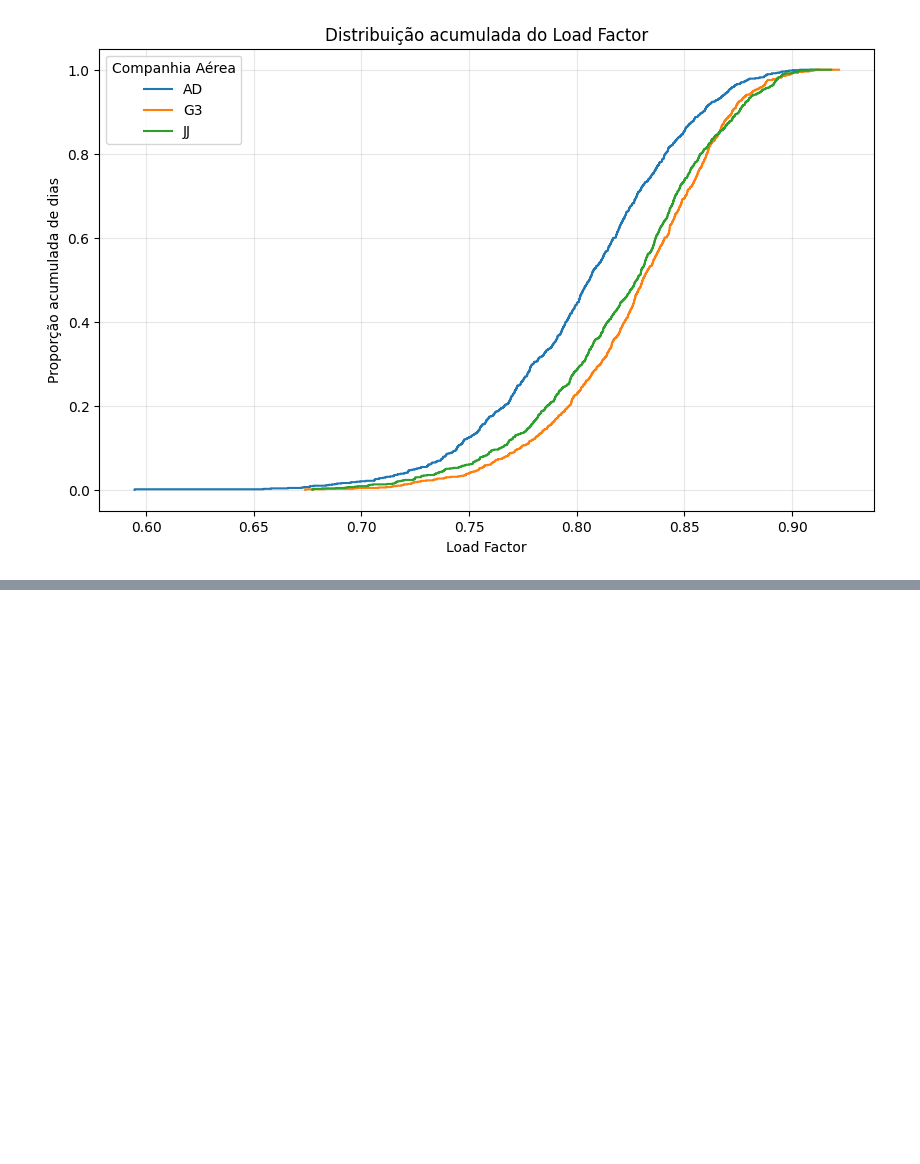
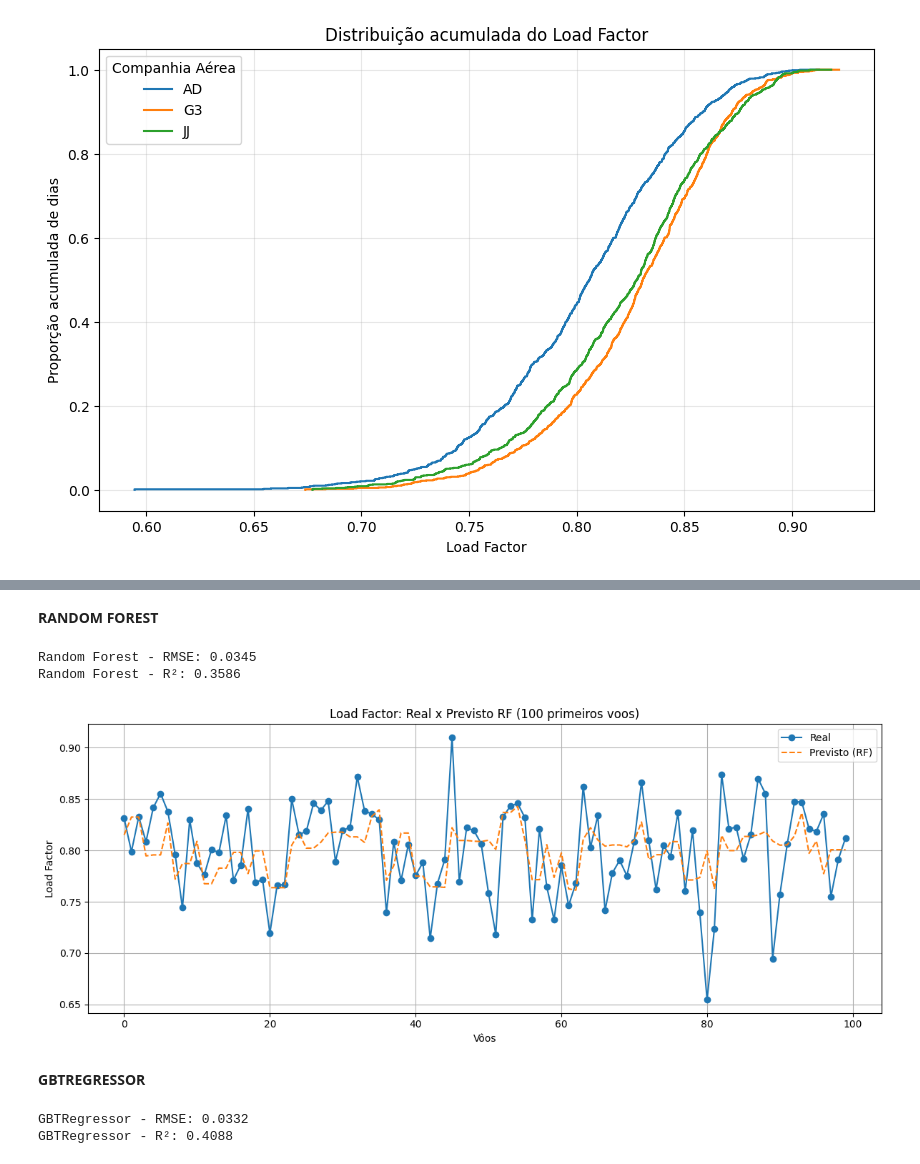
Before and after one commit to Ligia-lab/load_factor_anac, a Jupyter notebook: projeto_machine_learning_load_factor.ipynb, the cells around one changed output, grey strips where cells are left out. Drawn from its saved outputs; the diff is of its cells as text; code cells hidden in the pictures; blank space fills up the shorter version.

```diff
--- a/projeto_machine_learning_load_factor.ipynb
+++ b/projeto_machine_learning_load_factor.ipynb
@@ -391,0 +427,10 @@ plt.show()
+# %%
+#salva as cols de data numa lista, cria o vetor com o assembles e usa no df
+from pyspark.ml.feature import VectorAssembler
+
+feature_cols = ['dia_mes', 'mes', 'ano', 'dia_semana', 'dias_inicio']
+label_col = 'load_factor_dia'
+
+v_assembler = VectorAssembler(inputCols=feature_cols, outputCol='features')
+df_ml = v_assembler.transform(df_temporal).select('features', label_col)
+df_ml.show(5, truncate=False)
@@ -391,0 +517,40 @@ plt.show()
+# %% [markdown]
+**RANDOM FOREST**
+# %%
+#cria, treina e faz previsão no modelo de floresta
+from pyspark.ml.regression import RandomForestRegressor
+
+rf = RandomForestRegressor(featuresCol='features', labelCol=label_col, numTrees=100, maxDepth=5, seed=42)
+rf_modelo = rf.fit(train_data)
+rf_predictions = rf_modelo.transform(test_data)
+# %%
+#avaliação com a métrica erro medio e coeficiente de determinação
+rmse_rf = evaluator_rmse.evaluate(rf_predictions)
+print(f'Random Forest - RMSE: {rmse_rf:.4f}')
+
+r2_rf = evaluator_r2.evaluate(rf_predictions)
+print(f'Random Forest - R²: {r2_rf:.4f}')
+# %% [output]
+Random Forest - RMSE: 0.0345
+Random Forest - R²: 0.3586
+# %%
+#o gráfico mostra a comparação entre o previsto pelo modelo e o real (só os 100 primeiros vôos), isso mostra que o modelo não está bom e vamos tentar outra abprdagem
+df_rf_plot = rf_predictions.select('load_factor_dia', 'prediction').toPandas()
+
+n = 100
+
+plt.figure(figsize=(12, 5))
+plt.plot(df_rf_plot['load_factor_dia'][:n].values, label='Real', marker='o', linestyle='-')
+plt.plot(df_rf_plot['prediction'][:n].values, label='Previsto (RF)', linestyle='--')
+plt.title('Load Factor: Real x Previsto RF (100 primeiros voos)')
+plt.xlabel('Vôos')
+plt.ylabel('Load Factor')
+plt.legend()
+plt.grid(True)
+plt.tight_layout()
+plt.show()
+# %% [output]
+[figure, added]
+# %% [markdown]
+
+**GBTREGRESSOR**
@@ -391,0 +564,10 @@ plt.show()
+# %%
+#avaliação com a métrica erro medio e coeficiente de determinação
+rmse_gbt = evaluator_rmse.evaluate(gbt_predictions)
+print(f'GBTRegressor - RMSE: {rmse_gbt:.4f}')
+
+r2_gbt = evaluator_r2.evaluate(gbt_predictions)
+print(f'GBTRegressor - R²: {r2_gbt:.4f}')
+# %% [output]
+GBTRegressor - RMSE: 0.0332
+GBTRegressor - R²: 0.4088
```
Also changed, not shown: parts of 32 cells of this notebook.
